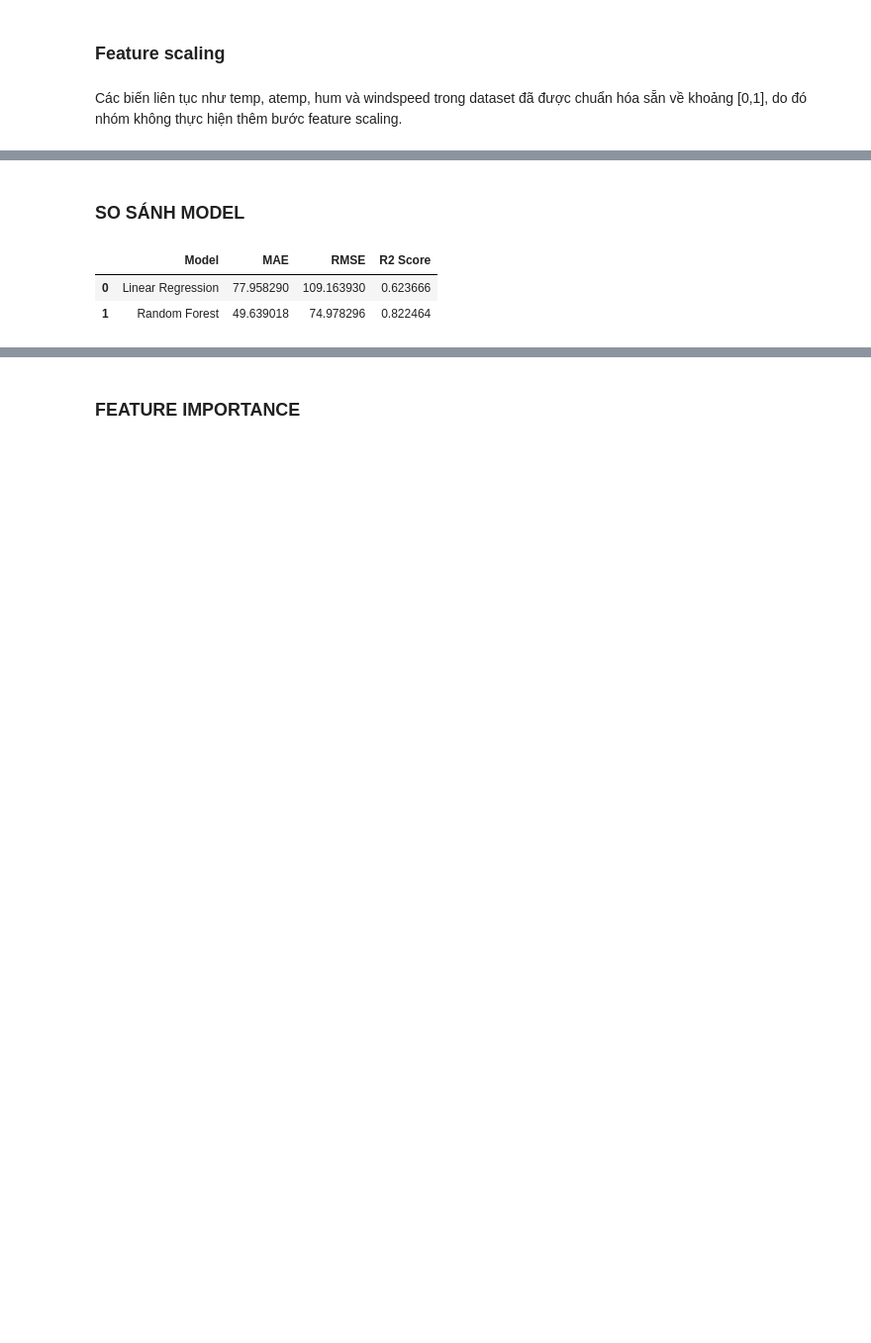
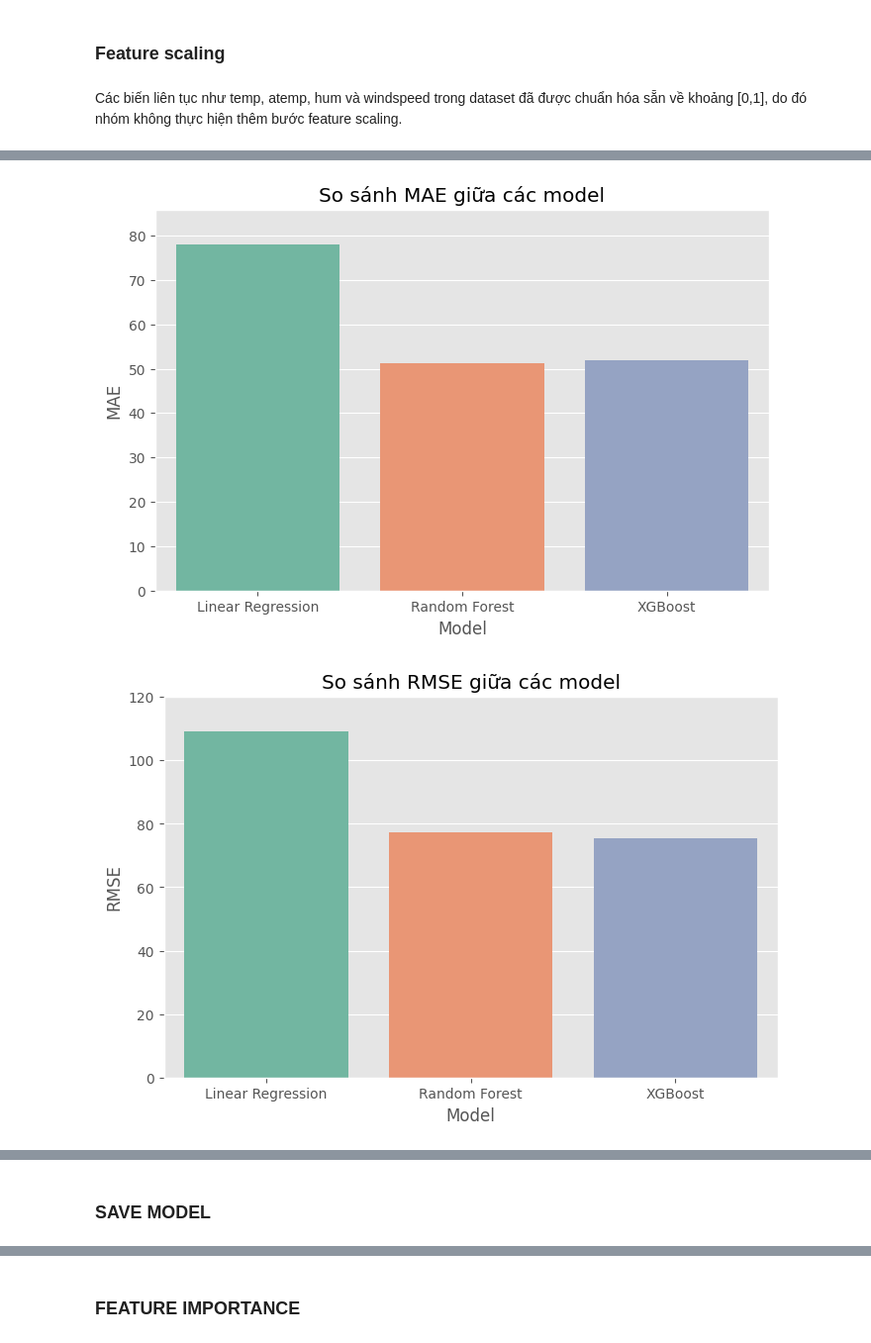
Before and after one commit to thuannd2k5/Machine_Learning, a Jupyter notebook: notebooks/eda.ipynb, the cells around one changed output, grey strips where cells are left out. Shown at 99% size. Drawn from its saved outputs; the diff is of its cells as text; code cells hidden in the pictures; blank space fills up the shorter version.

```diff
--- a/notebooks/eda.ipynb
+++ b/notebooks/eda.ipynb
@@ -816,0 +785,4 @@ print(X_test.shape)
+# %%
+feature_cols = ['hr', 'workingday', 'season', 'weathersit', 'temp_combined', 'hum', 'windspeed']
+X = df2[feature_cols]
+y = df2['cnt']
@@ -816,0 +791,3 @@ print(X_test.shape)
+# %%
+# One-Hot Encoding cho Linear Regression
+X_encoded = pd.get_dummies(X, columns=['hr', 'workingday', 'season', 'weathersit'], drop_first=True)
@@ -816,0 +796,5 @@ print(X_test.shape)
+# %%
+from sklearn.model_selection import train_test_split
+X_train, X_test, y_train, y_test = train_test_split(
+    X_encoded, y, test_size=0.2, random_state=42
+)
@@ -816,0 +803,3 @@ print(X_test.shape)
+# %%
+weights = X['weathersit'].apply(lambda x: 2 if x==3 else 1)
+weights_train = weights.loc[X_train.index]
@@ -900,30 +942,28 @@ R2  : 0.8224641776964943
-# %% [markdown]
-### SO SÁNH MODEL
-# %%
-results = pd.DataFrame({
-    "Model": [
-        "Linear Regression",
-        "Random Forest"
-    ],
-
-    "MAE": [
-        mae,
-        mae_rf
-    ],
-
-    "RMSE": [
-        rmse,
-        rmse_rf
-    ],
-
-    "R2 Score": [
-        r2,
-        r2_rf
-    ]
-})
-
-results
-# %% [output]
-|  | Model | MAE | RMSE | R2 Score |
-| 0 | Linear Regression | 77.958290 | 109.163930 | 0.623666 |
-| 1 | Random Forest | 49.639018 | 74.978296 | 0.822464 |
+# %%
+import matplotlib.pyplot as plt
+import seaborn as sns
+import pandas as pd
+
+# Tạo DataFrame so sánh (giả sử bạn đã tính xong các metric)
+comparison = pd.DataFrame({
+    "Model": ["Linear Regression", "Random Forest", "XGBoost"],
+    "MAE": [mae_lr, mae_rf, mae_xgb],
+    "RMSE": [rmse_lr, rmse_rf, rmse_xgb],
+    "R²": [r2_lr, r2_rf, r2_xgb]
+})
+
+# ---------------------------
+# Vẽ barplot cho từng metric
+# ---------------------------
+metrics = ['MAE', 'RMSE', 'R²']
+for metric in metrics:
+    plt.figure(figsize=(8,5))
+    sns.barplot(x='Model', y=metric, data=comparison, palette="Set2")
+    plt.title(f"So sánh {metric} giữa các model")
+    plt.ylabel(metric)
+    plt.xlabel("Model")
+    plt.ylim(0, comparison[metric].max()*1.1)  # thêm margin
+    plt.show()
+# %% [output]
+[figure, added]
+[figure, added]
@@ -929,0 +971,2 @@ results
+# %% [markdown]
+### SAVE MODEL
```
Also changed, not shown: parts of 47 cells of this notebook.
